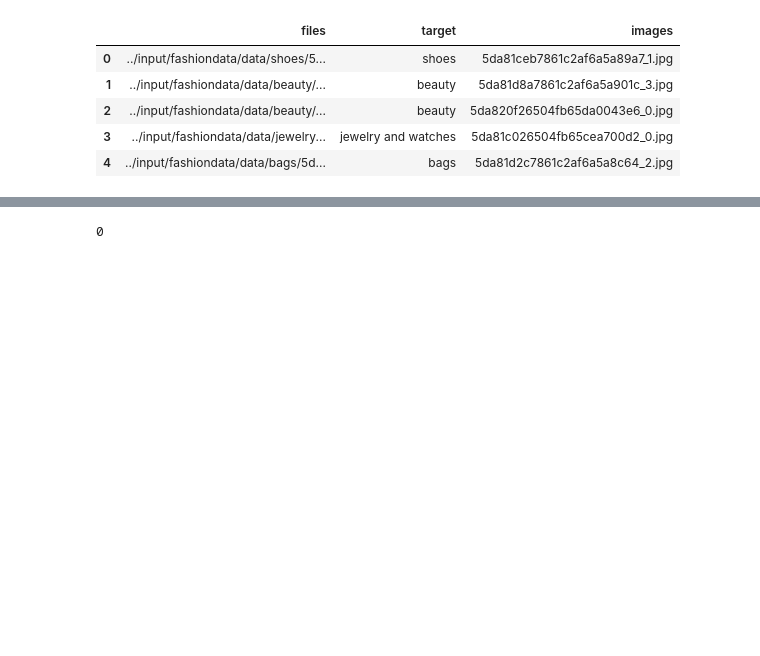
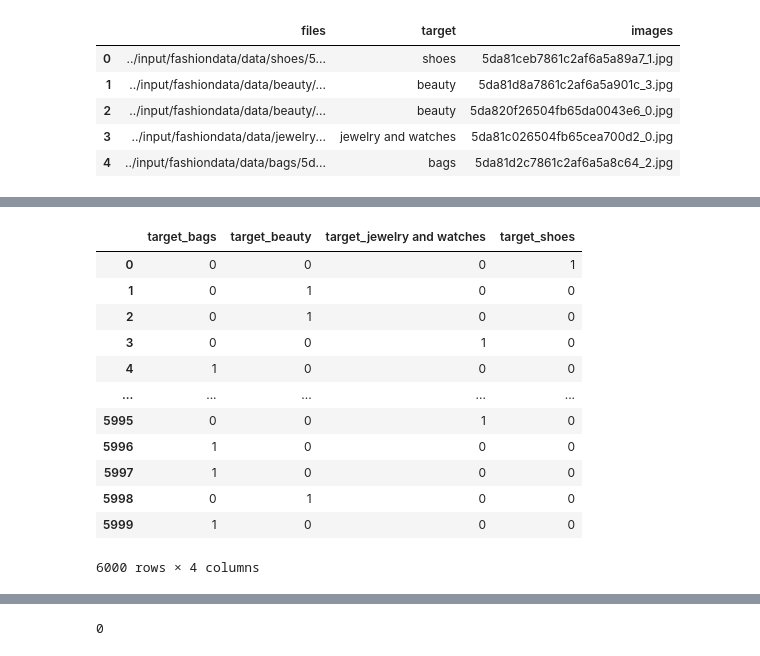
Before and after one commit to Shubham-Das/IIM-Capstone-Project, a Jupyter notebook: ImgClassification.ipynb, the cells around one changed output, grey strips where cells are left out. Drawn from its saved outputs; the diff is of its cells as text; code cells hidden in the pictures; blank space fills up the shorter version.

```diff
--- a/ImgClassification.ipynb
+++ b/ImgClassification.ipynb
@@ -27,0 +46,17 @@ train_df.head()
+# %%
+df1 = df2.drop(['files', 'images'],axis=1)
+display(df1)
+# %% [output]
+|  | target_bags | target_beauty | target_jewelry and watches | target_shoes |
+| 0 | 0 | 0 | 0 | 1 |
+| 1 | 0 | 1 | 0 | 0 |
+| 2 | 0 | 1 | 0 | 0 |
+| 3 | 0 | 0 | 1 | 0 |
+| 4 | 1 | 0 | 0 | 0 |
+| ... | ... | ... | ... | ... |
+| 5995 | 0 | 0 | 1 | 0 |
+| 5996 | 1 | 0 | 0 | 0 |
+| 5997 | 1 | 0 | 0 | 0 |
+| 5998 | 0 | 1 | 0 | 0 |
+| 5999 | 1 | 0 | 0 | 0 |
+6000 rows × 4 columns
```
Also changed, not shown: parts of 18 cells of this notebook.
